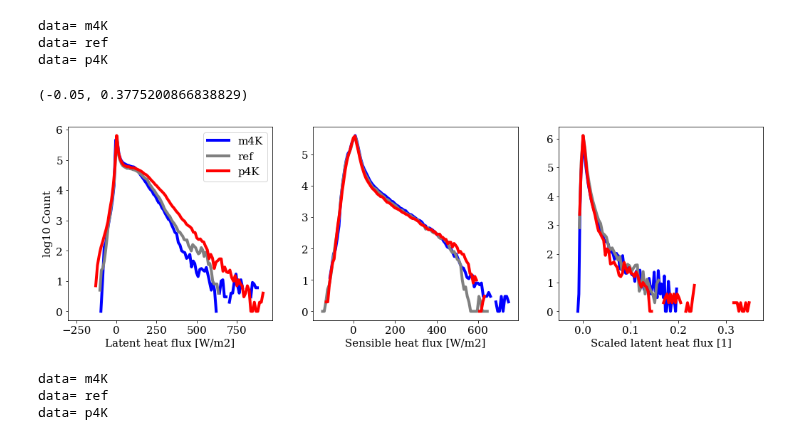
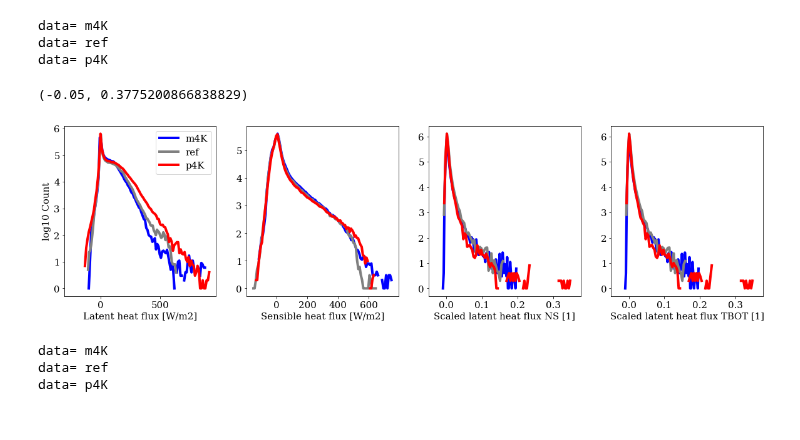
Before and after one commit to wallingTACC/CBRAIN-CAM, a Jupyter notebook: notebooks/tbeucler_devlog/045_Real_geography_analysis.ipynb, the cells around one changed output. Saved outputs shown, nothing was run; the diff lists cells and outputs as text; code cells hidden in the pictures.

```diff
--- a/notebooks/tbeucler_devlog/045_Real_geography_analysis.ipynb
+++ b/notebooks/tbeucler_devlog/045_Real_geography_analysis.ipynb
@@ -275,3 +269,25 @@ for idata,data in enumerate(['m4K','ref','p4K']):
 data= m4K
 data= ref
 data= p4K
+# %%
+LW = {}
+SW = {}
+CON = {}
+ABSLW = {}
+ABSSW = {}
+ABSCON = {}
+
+for idata,data in enumerate(['m4K','ref','p4K']):
+    print('data=',data)
+
+    if idata==0: d = datam4K
+    elif idata==1: d = dataref
+    elif idata==2: d = datap4K
+
+    LW[data] = np.sum(cpair*d.QRL*dP(d.PS)/g,axis=1).values
+    SW[data] = np.sum(cpair*d.QRS*dP(d.PS)/g,axis=1).values
+    CON[data] = np.sum(cpair*(d.PTTEND-d.QRL-d.QRS)*dP(d.PS)/g,axis=1).values
+
+    ABSLW[data] = np.sum(np.abs(cpair*d.QRL*dP(d.PS)/g),axis=1).values
+    ABSSW[data] = np.sum(np.abs(cpair*d.QRS*dP(d.PS)/g),axis=1).values
+    ABSCON[data] = np.sum(np.abs(cpair*(d.PTTEND-d.QRL-d.QRS)*dP(d.PS)/g),axis=1).values
@@ -325,7 +345,8 @@ Text(0.5, 0, 'Temp. - NS temp. [K]')
 # %%
 LHFHIST = {}
 SHFHIST = {}
-LHFscaledHIST = {}
+LHFscaledSHIST = {}
+LHFscaledNSHIST = {}
 
 for idata,data in enumerate(['m4K','ref','p4K']):
     print('data=',data)
@@ -336,31 +357,38 @@ for idata,data in enumerate(['m4K','ref','p4K']):
 
     LHFHIST[data] = np.histogram(d.LHFLX.values.flatten(),bins=100)
     SHFHIST[data] = np.histogram(d.SHFLX.values.flatten(),bins=100)
-    LHFscaledHIST[data] = np.histogram(LHFscaled[data].values.flatten(),bins=100)
+    LHFscaledSHIST[data] = np.histogram(LHFscaledS[data].values.flatten(),bins=100)
+    LHFscaledNSHIST[data] = np.histogram(LHFscaledNS[data].values.flatten(),bins=100)
 # %% [output]
 data= m4K
 data= ref
 data= p4K
 # %%
-fig,ax = plt.subplots(1,3,figsize=(17.5,5))
+fig,ax = plt.subplots(1,4,figsize=(20,5))
 for idata,data in enumerate(['m4K','ref','p4K']):
     ax[0].plot(edg2bin(LHFHIST[data][1]),np.log10(LHFHIST[data][0]),color=COLOR[idata],label=data)
 ax[0].legend()
 ax[0].set_ylabel('log10 Count')
 ax[0].set_xlabel('Latent heat flux [W/m2]')
 
 for idata,data in enumerate(['m4K','ref','p4K']):
     ax[1].plot(edg2bin(SHFHIST[data][1]),np.log10(SHFHIST[data][0]),color=COLOR[idata])
 ax[1].set_xlabel('Sensible heat flux [W/m2]')
 
 for idata,data in enumerate(['m4K','ref','p4K']):
-    ax[2].plot(edg2bin(LHFscaledHIST[data][1]),np.log10(LHFscaledHIST[data][0]),color=COLOR[idata])
-ax[2].set_xlabel('Scaled latent heat flux [1]')
+    ax[2].plot(edg2bin(LHFscaledNSHIST[data][1]),np.log10(LHFscaledNSHIST[data][0]),color=COLOR[idata])
+ax[2].set_xlabel('Scaled latent heat flux NS [1]')
 plt.draw()
 ax[2].set_xlim((-0.05,ax[2].get_xlim()[1]))
+
+for idata,data in enumerate(['m4K','ref','p4K']):
+    ax[3].plot(edg2bin(LHFscaledNSHIST[data][1]),np.log10(LHFscaledNSHIST[data][0]),color=COLOR[idata])
+ax[3].set_xlabel('Scaled latent heat flux TBOT [1]')
+plt.draw()
+ax[3].set_xlim((-0.05,ax[3].get_xlim()[1]))
 # %% [output]
 (-0.05, 0.3775200866838829)
-[figure, old version]
+[figure, new version]
 # %%
 HEATHIST = {}
 ABSHEATHIST = {}
```
Also changed, not shown: parts of 7 cells of this notebook, 1 other file.
